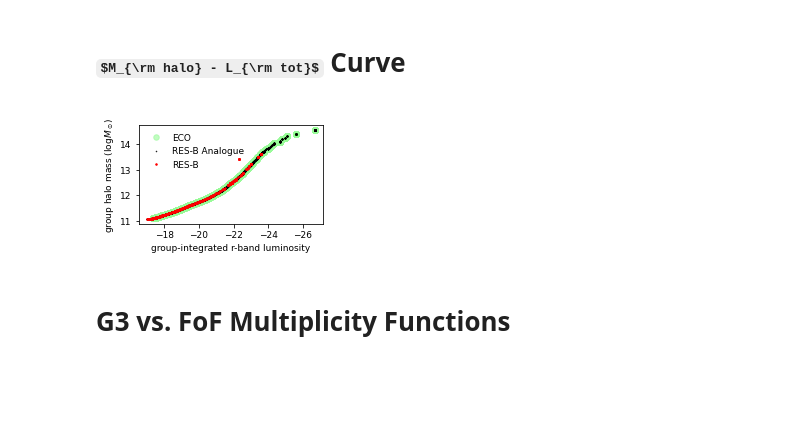
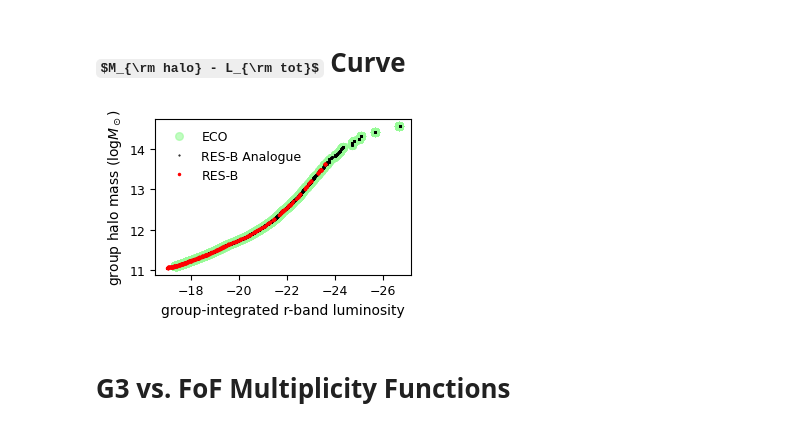
Before and after one commit to zhutchens1/g3groupfinder, a Jupyter notebook: resolve_and_eco/Section3Figures.ipynb, the cells around one changed output. Cells and saved outputs as stored; diff of their text form; code cells hidden in the pictures; some formulas as TeX source; blank space fills up the shorter version.

Commit message:
full push of repository as of 6/29/23, mostly reflecting changes to data releases and regeneration of RESOLVE DR4 and ECO DR3, addressing ref report and internal issues

```diff
--- a/resolve_and_eco/Section3Figures.ipynb
+++ b/resolve_and_eco/Section3Figures.ipynb
@@ -341,32 +377,33 @@ Fraction outside of iterative combination boundaries:
 # %% [markdown]
 # $M_{\rm halo} - L_{\rm tot}$ Curve
 # %%
+%matplotlib inline
 ecodata = pd.read_csv("ECOdata_G3catalog_luminosity.csv")
-sel = (ecodata.g3logmh_l>0)
+sel = (ecodata.absrmag<=-17.33)
 ecologmh = ecodata.g3logmh_l[sel]
 ecoLtot = ic.get_int_mag(ecodata[sel].absrmag.to_numpy(), ecodata[sel].g3grp_l.to_numpy())
 # %%
 resolve = pd.read_csv("RESOLVEdata_G3catalog_luminosity.csv")
-resb = resolve[(resolve.fl_insample==1)&(resolve.f_b==1)]
+resb = resolve[(resolve.absrmag<=-17.0)&(resolve.f_b==1)]
 resblogmh = resb.g3logmh_l
 resbLtot = ic.get_int_mag(resb.absrmag.to_numpy(),resb.g3grp_l.to_numpy())
 # %%
 resbana = pd.read_csv("resbanalogue.csv")
 resbana = resbana[resbana.g3logmh_l>0]
 # %%
-plt.figure(figsize=singlecolsize)
+plt.figure(figsize=(singlecolsize[0],singlecolsize[1]*1.1))
 plt.plot(ecoLtot, ecologmh, '.', color='palegreen', alpha=0.6, label='ECO', markersize=11, rasterized=True)
-plt.plot(resbana.g3grpabsrmag_l, resbana.g3logmh_l, 'k.', markersize=1, label='RES-B Analogue')
+plt.plot(resbana.g3grpabsrmag_l, resbana.g3logmh_l, 'k.', markersize=1, label='RES-B Analogue',rasterized=True)
 plt.plot(resbLtot, resblogmh, '.', color='red', alpha=1, label='RES-B', markersize=3, rasterized=True)
 plt.xlabel("group-integrated r-band luminosity")
 plt.ylabel(r"group halo mass (log$M_\odot$)")
 plt.legend(loc='best',framealpha=0)
 plt.gca().invert_xaxis()
 plt.tight_layout()
-plt.savefig("../figures/hamLrrelationG3.pdf")
+plt.savefig("../figures/hamLrrelationG3.pdf",dpi=300)
 plt.show()
 # %% [output]
-[figure, old version]
+[figure, new version]
 # %% [markdown]
 # G3 vs. FoF Multiplicity Functions
 # %%
```
Also changed, not shown: parts of 14 cells of this notebook, 46 other files.
